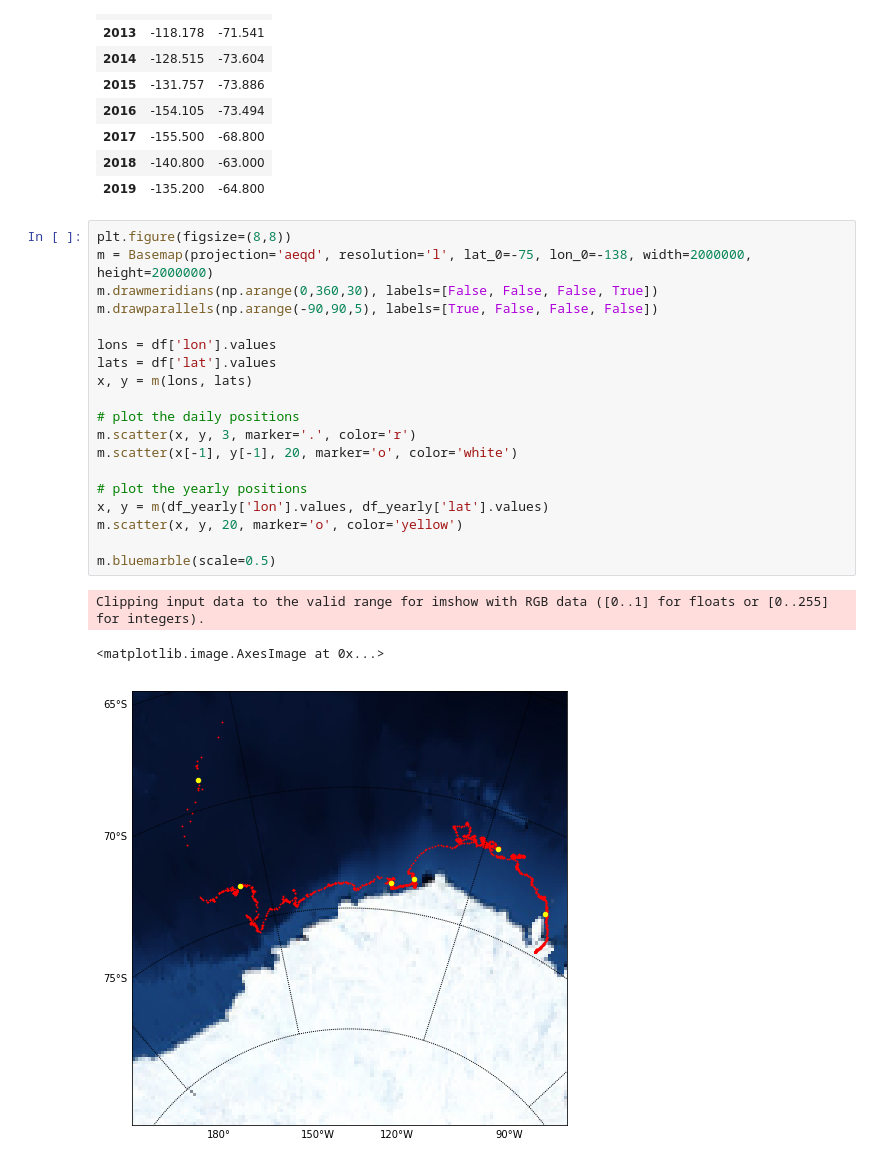
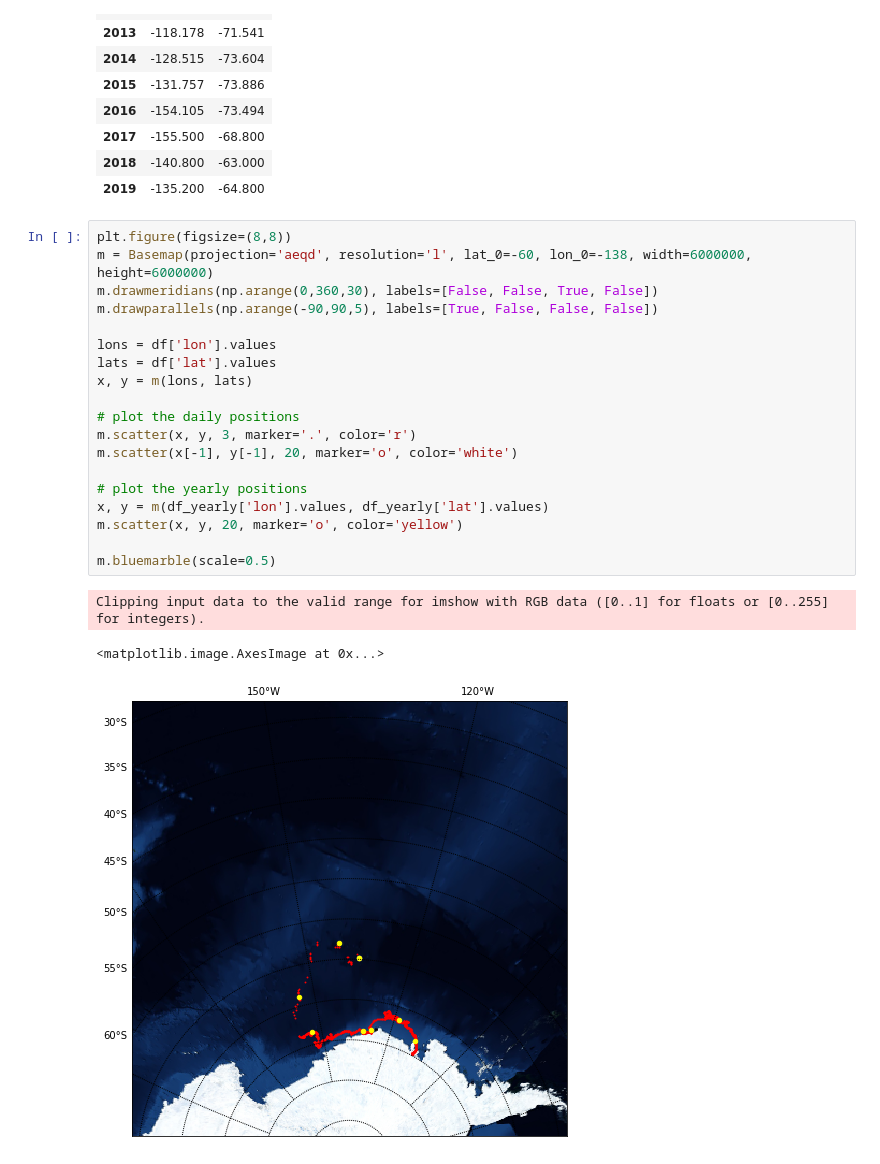
Before and after one commit to codeybear/Icebergs, a Jupyter notebook: B30 Track.ipynb, the cells around one changed output. Saved outputs shown, nothing was run; the diff lists cells and outputs as text.

```diff
--- a/B30 Track.ipynb
+++ b/B30 Track.ipynb
@@ -39,24 +39,24 @@ df_yearly
 | 2019 | -135.200 | -64.800 |
 # %%
 plt.figure(figsize=(8,8))
-m = Basemap(projection='aeqd', resolution='l', lat_0=-75, lon_0=-138, width=2000000, height=2000000)
-m.drawmeridians(np.arange(0,360,30), labels=[False, False, False, True])
+m = Basemap(projection='aeqd', resolution='l', lat_0=-60, lon_0=-138, width=6000000, height=6000000)
+m.drawmeridians(np.arange(0,360,30), labels=[False, False, True, False])
 m.drawparallels(np.arange(-90,90,5), labels=[True, False, False, False])
 
 lons = df['lon'].values
 lats = df['lat'].values
 x, y = m(lons, lats)
 
 # plot the daily positions
 m.scatter(x, y, 3, marker='.', color='r')
 m.scatter(x[-1], y[-1], 20, marker='o', color='white')
 
 # plot the yearly positions
 x, y = m(df_yearly['lon'].values, df_yearly['lat'].values)
 m.scatter(x, y, 20, marker='o', color='yellow')
 
 m.bluemarble(scale=0.5)
 # %% [output]
 Clipping input data to the valid range for imshow with RGB data ([0..1] for floats or [0..255] for integers).
 <matplotlib.image.AxesImage at 0x...>
-[figure, old version]
+[figure, new version]
```
Also changed, not shown: 2 other files.
